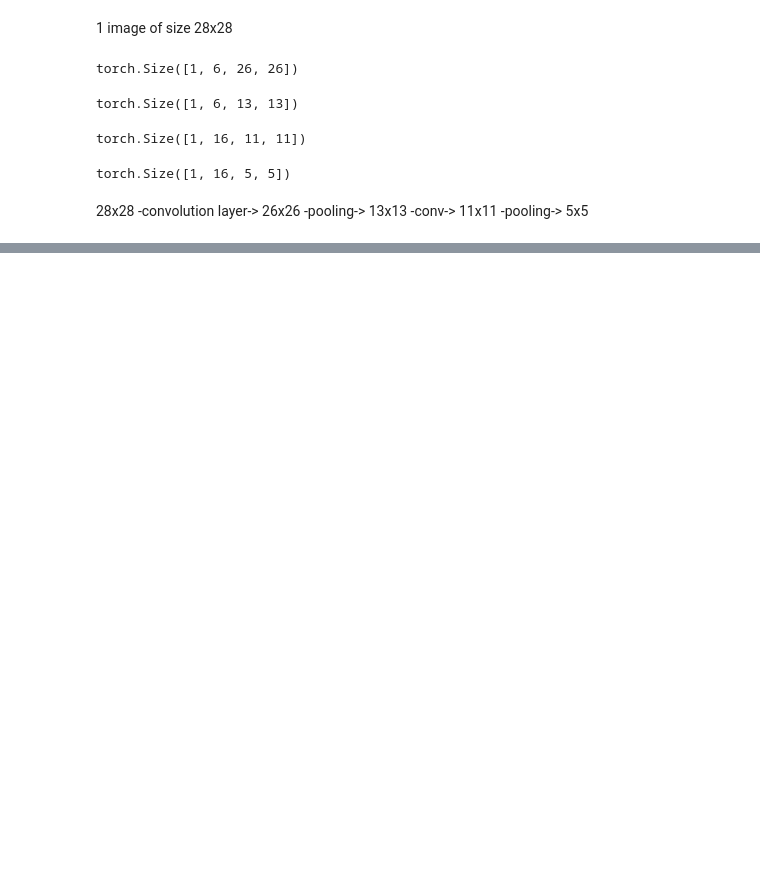
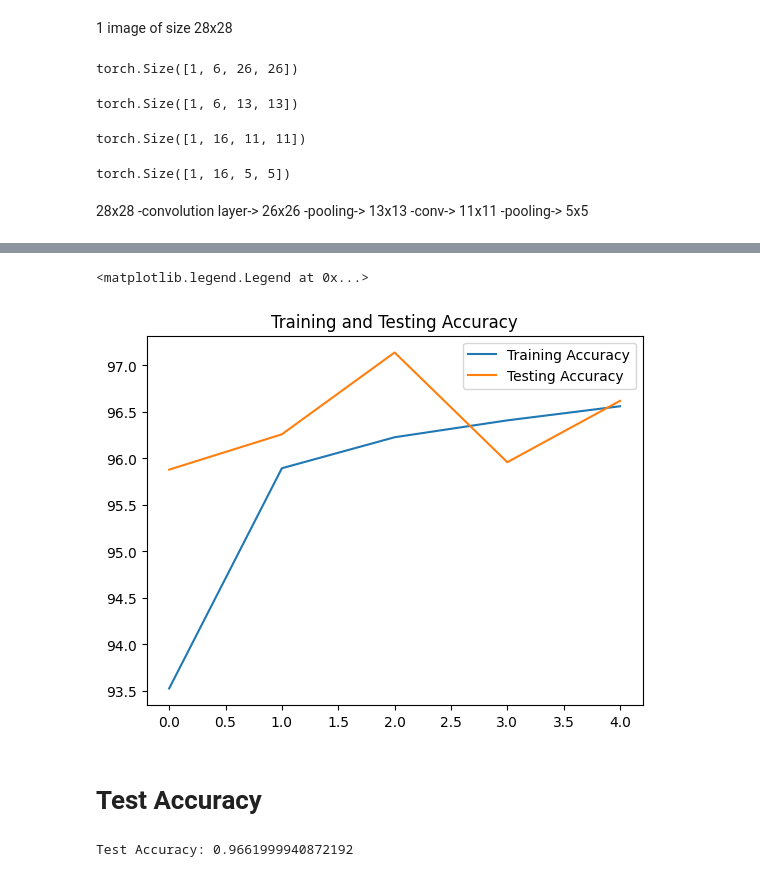
Before and after one commit to shirish-baral/deep-learning, a Jupyter notebook: CNN_MNIST_data.ipynb, the cells around one changed output, grey strips where cells are left out. Drawn from its saved outputs; the diff is of its cells as text; code cells hidden in the pictures; blank space fills up the shorter version.

```diff
--- a/CNN_MNIST_data.ipynb
+++ b/CNN_MNIST_data.ipynb
@@ -111,0 +248,9 @@ torch.Size([1, 16, 5, 5])
+# %%
+# Graph the accuracy at the end of each epoch
+plt.plot([t/600 for t in train_correct], label="Training Accuracy")
+plt.plot([t/100 for t in test_correct], label="Testing Accuracy")
+plt.title("Training and Testing Accuracy")
+plt.legend()
+# %% [output]
+<matplotlib.legend.Legend at 0x...>
+[figure, added]
@@ -111,0 +259,13 @@ torch.Size([1, 16, 5, 5])
+# %% [markdown]
+# **Test Accuracy**
+# %%
+with torch.no_grad():
+  correct = 0
+  for X_test, y_test in test_load_everything:
+    y_val = model(X_test)
+    predicted = torch.max(y_val.data, 1)[1]
+    correct += (predicted == y_test).sum()
+
+print(f'Test Accuracy: {correct/10000}')
+# %% [output]
+Test Accuracy: 0.9661999940872192
```
Also changed, not shown: parts of 11 cells of this notebook.
